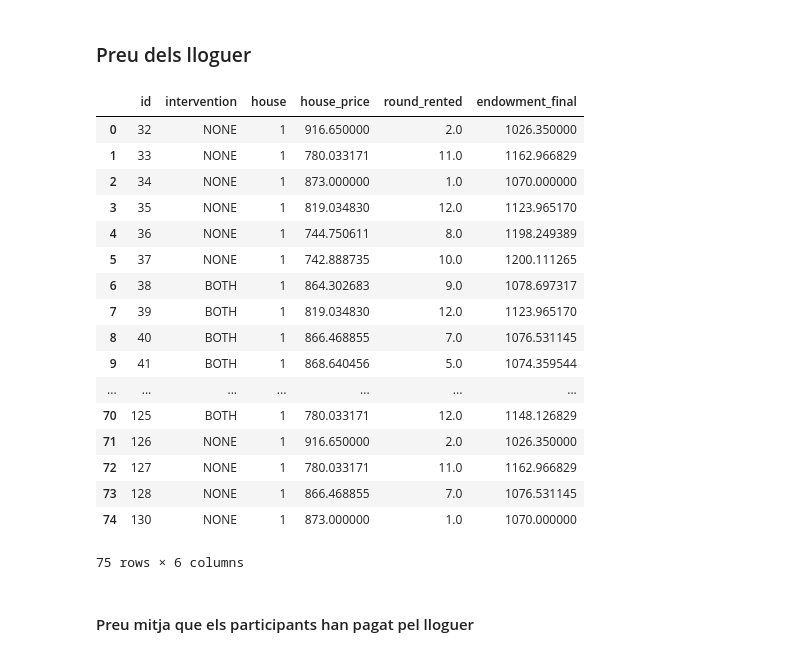
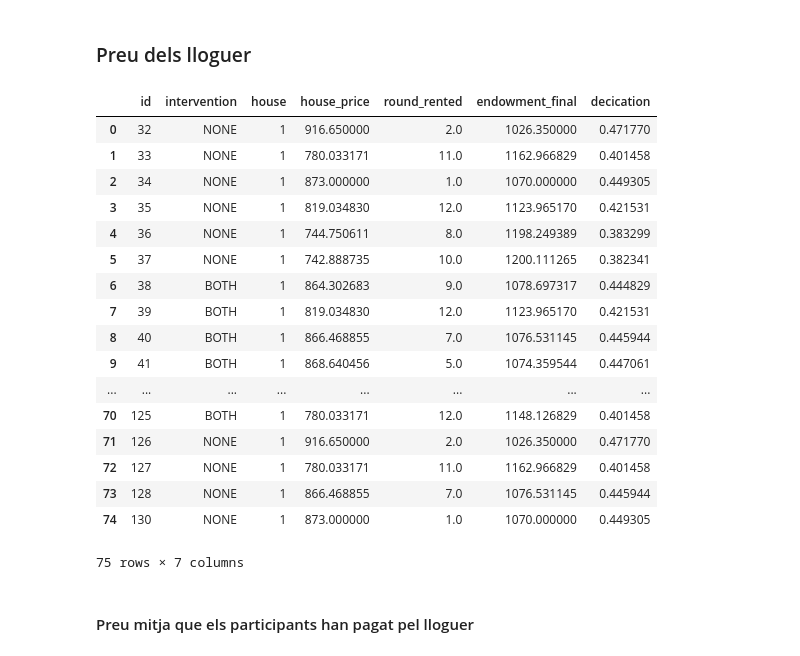
Before and after one commit to jvicens/bibliolab-housing-analysis, a Jupyter notebook: Report Analysis/bibliolab_data_analysis_fortpienc.ipynb, the cells around one changed output. Drawn from its saved outputs; the diff is of its cells as text; code cells hidden in the pictures.

```diff
--- a/Report Analysis/bibliolab_data_analysis_fortpienc.ipynb
+++ b/Report Analysis/bibliolab_data_analysis_fortpienc.ipynb
@@ -835,27 +828,29 @@ df_participants_final_numeric[['final_pr6']].describe()
 ### Preu dels lloguer
 # %%
 text_dataset = 'economy_FP'
+rent_FP = 1943
 df_participants_economy = df_participants_FP[['id', 'intervention', 'house', 'house_price', 'round_rented', 'endowment_final']].copy()
+df_participants_economy['decication'] = df_participants_economy['house_price']/rent_FP
 df_participants_economy
 # %% [output]
-|  | id | intervention | house | house_price | round_rented | endowment_final |
-| 0 | 32 | NONE | 1 | 916.650000 | 2.0 | 1026.350000 |
-| 1 | 33 | NONE | 1 | 780.033171 | 11.0 | 1162.966829 |
-| 2 | 34 | NONE | 1 | 873.000000 | 1.0 | 1070.000000 |
-| 3 | 35 | NONE | 1 | 819.034830 | 12.0 | 1123.965170 |
-| 4 | 36 | NONE | 1 | 744.750611 | 8.0 | 1198.249389 |
-| 5 | 37 | NONE | 1 | 742.888735 | 10.0 | 1200.111265 |
-| 6 | 38 | BOTH | 1 | 864.302683 | 9.0 | 1078.697317 |
-| 7 | 39 | BOTH | 1 | 819.034830 | 12.0 | 1123.965170 |
-| 8 | 40 | BOTH | 1 | 866.468855 | 7.0 | 1076.531145 |
-| 9 | 41 | BOTH | 1 | 868.640456 | 5.0 | 1074.359544 |
-| ... | ... | ... | ... | ... | ... | ... |
-| 70 | 125 | BOTH | 1 | 780.033171 | 12.0 | 1148.126829 |
-| 71 | 126 | NONE | 1 | 916.650000 | 2.0 | 1026.350000 |
-| 72 | 127 | NONE | 1 | 780.033171 | 11.0 | 1162.966829 |
-| 73 | 128 | NONE | 1 | 866.468855 | 7.0 | 1076.531145 |
-| 74 | 130 | NONE | 1 | 873.000000 | 1.0 | 1070.000000 |
+|  | id | intervention | house | house_price | round_rented | endowment_final | decication |
+| 0 | 32 | NONE | 1 | 916.650000 | 2.0 | 1026.350000 | 0.471770 |
+| 1 | 33 | NONE | 1 | 780.033171 | 11.0 | 1162.966829 | 0.401458 |
+| 2 | 34 | NONE | 1 | 873.000000 | 1.0 | 1070.000000 | 0.449305 |
+| 3 | 35 | NONE | 1 | 819.034830 | 12.0 | 1123.965170 | 0.421531 |
+| 4 | 36 | NONE | 1 | 744.750611 | 8.0 | 1198.249389 | 0.383299 |
+| 5 | 37 | NONE | 1 | 742.888735 | 10.0 | 1200.111265 | 0.382341 |
+| 6 | 38 | BOTH | 1 | 864.302683 | 9.0 | 1078.697317 | 0.444829 |
+| 7 | 39 | BOTH | 1 | 819.034830 | 12.0 | 1123.965170 | 0.421531 |
+| 8 | 40 | BOTH | 1 | 866.468855 | 7.0 | 1076.531145 | 0.445944 |
+| 9 | 41 | BOTH | 1 | 868.640456 | 5.0 | 1074.359544 | 0.447061 |
+| ... | ... | ... | ... | ... | ... | ... | ... |
+| 70 | 125 | BOTH | 1 | 780.033171 | 12.0 | 1148.126829 | 0.401458 |
+| 71 | 126 | NONE | 1 | 916.650000 | 2.0 | 1026.350000 | 0.471770 |
+| 72 | 127 | NONE | 1 | 780.033171 | 11.0 | 1162.966829 | 0.401458 |
+| 73 | 128 | NONE | 1 | 866.468855 | 7.0 | 1076.531145 | 0.445944 |
+| 74 | 130 | NONE | 1 | 873.000000 | 1.0 | 1070.000000 | 0.449305 |
-75 rows × 6 columns
+75 rows × 7 columns
 # %% [markdown]
 #### Preu mitja que els participants han pagat pel lloguer
 # %%
```
Also changed, not shown: parts of 8 cells of this notebook, 6 other files.
